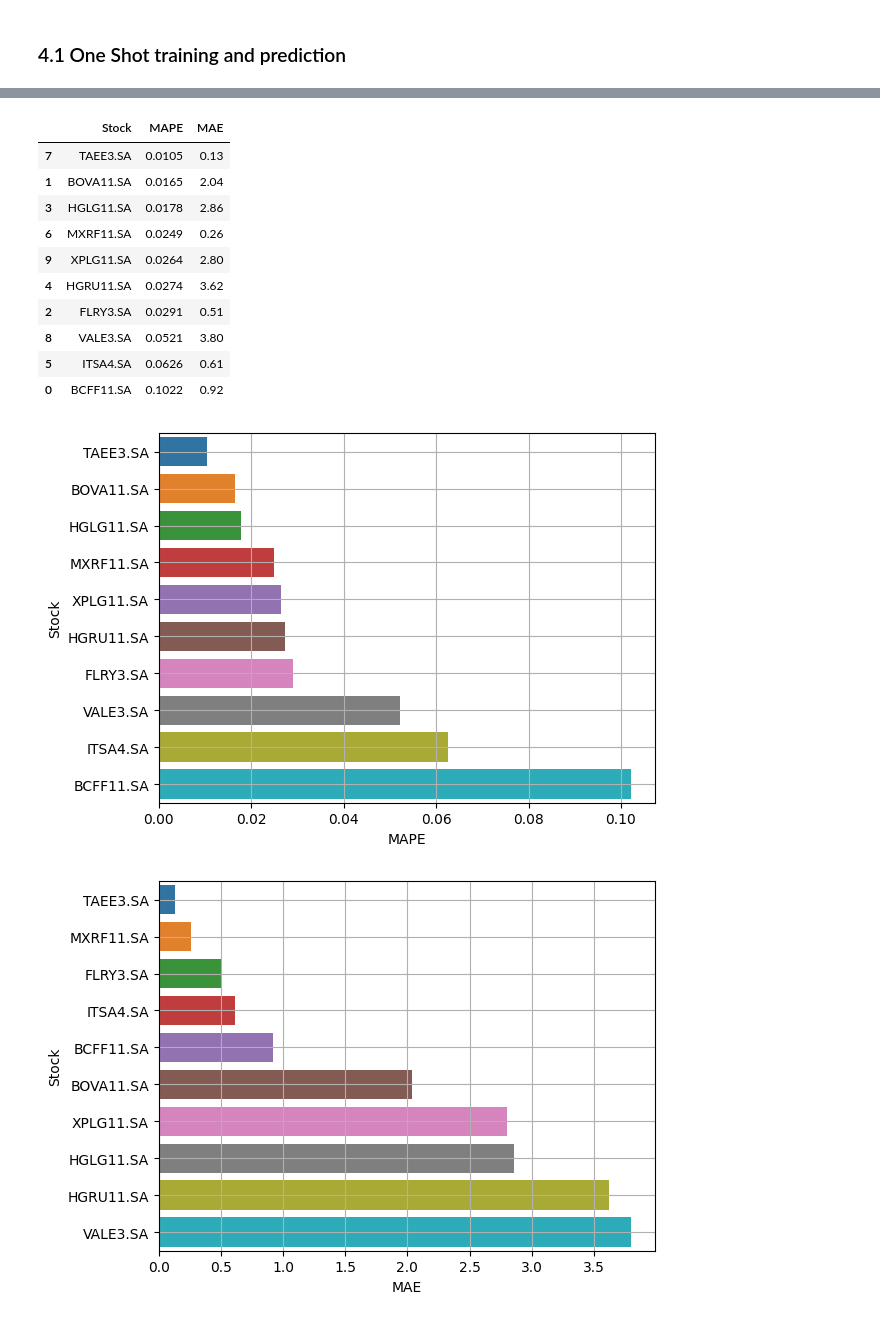
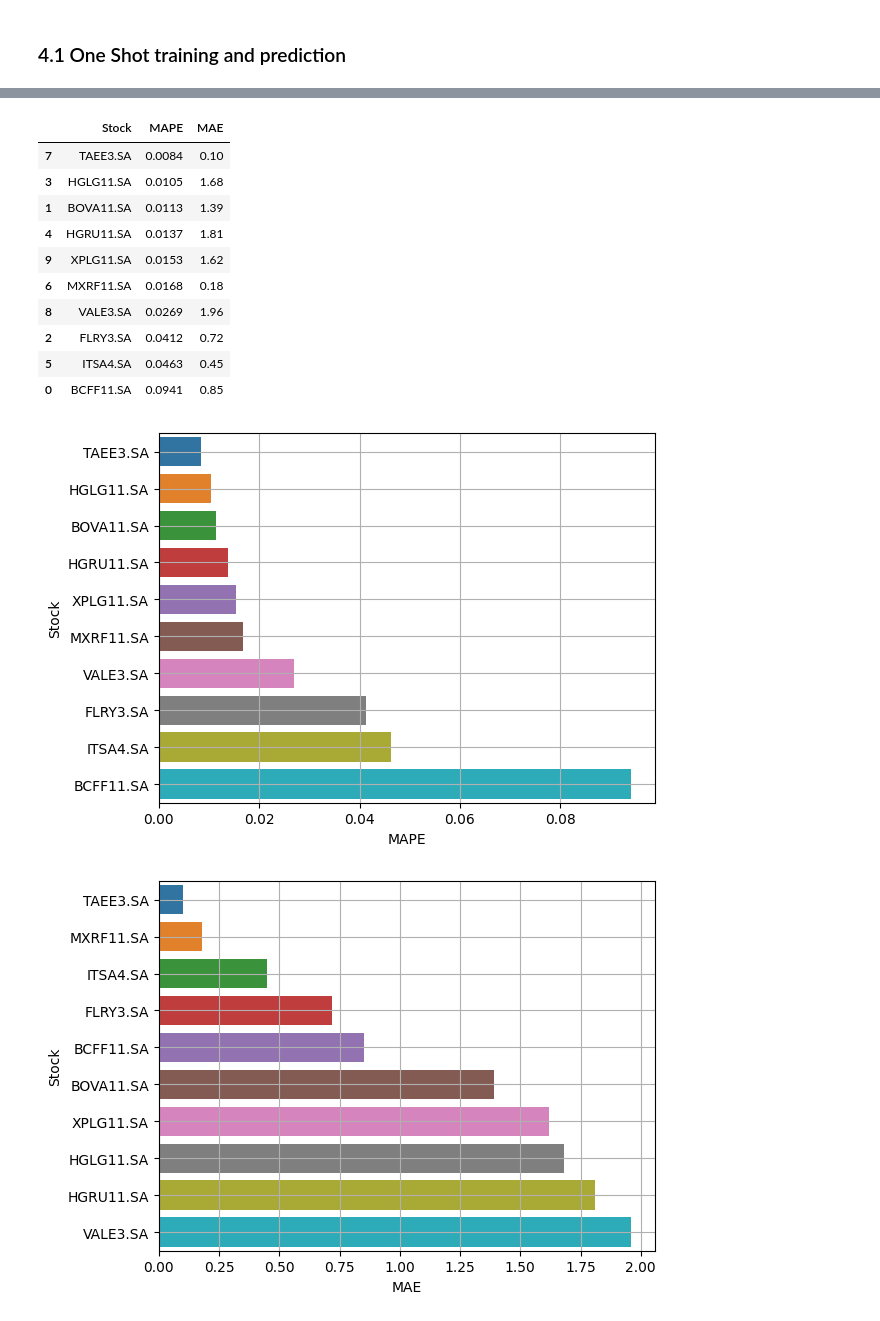
Before and after one commit to micheldearaujo/forecasting_stocks, a Jupyter notebook: notebooks/3.0-mal-exploring-xgboost.ipynb, the cells around one changed output, grey strips where cells are left out. Drawn from its saved outputs; the diff is of its cells as text; code cells hidden in the pictures.

```diff
--- a/notebooks/3.0-mal-exploring-xgboost.ipynb
+++ b/notebooks/3.0-mal-exploring-xgboost.ipynb
@@ -402,11 +402,10 @@ def test_model_one_shot(X: pd.DataFrame, y: pd.Series, forecast_horizon: int, st
     X_testing_df = pd.DataFrame()
 
     # get the one-shot training set
-    X_train = X.iloc[:-forecast_horizon, :]
-    y_train = y.iloc[:-forecast_horizon]
+    X_train = X.iloc[:-forecast_horizon+4, :]
+    y_train = y.iloc[:-forecast_horizon+4]
 
-
-
+    final_y = y_train.copy()
     # # start the mlflow tracking
     mlflow.set_experiment(experiment_name="model-testing")
     with mlflow.start_run(run_name=f"xgboost_{stock_name}") as run:
@@ -445,29 +444,31 @@ def test_model_one_shot(X: pd.DataFrame, y: pd.Series, forecast_horizon: int, st
             # so we simulate the process of predicting out-of-sample
             if len(predictions) != 0:
 
+                # ------------ UPDATE THE "LAG_1" FEATURE USING THE LAST PREDICTED VALUE ------------
                 # we need to update the X_test["Close_lag_1"] value, because
                 # it should be equal to the last prediction (the "yesterday" value)
                 X_test.iat[0, -1] = predictions[-1]
 
+                # ------------ UPDATE THE "MA_7" FEATURE, USING THE LAST 7 "Target" VALUES ------------
                 # re-calculating the Moving Average.
                 # we need to extract he last closing prices before today
-                last_closing_princes = y.iloc[:-day-1] # thats -11
-                last_closing_princes_ma = last_closing_princes.rolling(7, closed='left').mean()
+                # last_closing_princes = final_y.iloc[:-day] # thats -11
+                last_closing_princes_ma = final_y.rolling(30).mean()
                 last_ma = last_closing_princes_ma.values[-1]
                 X_test.iat[0, -2] = last_ma
-
-                print(f"When X_test date is {X_test['Date'].unique()}, the last closing price is {last_closing_princes.values[-1]}.")
-                print(f"Then, the last closing prices are {last_closing_princes[-10:]}")
-                print(f"And the moving average for this way will be {last_ma}")
 
                 X_testing_df = pd.concat([X_testing_df, X_test], axis=0)
 
             else:
                 # we jump the first iteration because we do not need to update anything.
+                X_testing_df = pd.concat([X_testing_df, X_test], axis=0)
+
                 pass
 
             # make prediction
             prediction = xgboost_model.predict(X_test.drop("Date", axis=1))
+            final_y = pd.concat([final_y, pd.Series(prediction[0])], axis=0)
+            final_y = final_y.reset_index(drop=True)
 
             # store the results
             predictions.append(prediction[0])
@@ -528,7 +529,7 @@ def test_model_one_shot(X: pd.DataFrame, y: pd.Series, forecast_horizon: int, st
         #cd_pipeline(run.info, y_train, pred_df, model_mape, stock_name)
 
 
-    return pred_df
+    return pred_df, X_testing_df
 # %% [markdown]
 ## 4.0 Executando
 # %% [markdown]
@@ -596,12 +569,12 @@ validation_report_df
 # iterate over the stocks
 validation_report_df = pd.DataFrame()
 
-for stock_name in [stock_df_feat_all["Stock"].unique()[0]]:
+for stock_name in stock_df_feat_all["Stock"].unique():
 
     logger.info("Testing the model for the stock: %s..."%stock_name)
     stock_df_feat = stock_df_feat_all[stock_df_feat_all["Stock"] == stock_name].copy().drop("Stock", axis=1)
 
-    predictions_df = test_model_one_shot(
+    predictions_df, X_testing_df = test_model_one_shot(
         X=stock_df_feat.drop([model_config["TARGET_NAME"]], axis=1),
         y=stock_df_feat[model_config["TARGET_NAME"]],
         forecast_horizon=model_config['FORECAST_HORIZON'],
@@ -672,25 +661,25 @@ avg_scores_df.sort_values("MAPE")
 avg_scores_df.sort_values("MAPE")
 # %% [output]
 |  | Stock | MAPE | MAE |
-| 7 | TAEE3.SA | 0.0105 | 0.13 |
-| 1 | BOVA11.SA | 0.0165 | 2.04 |
-| 3 | HGLG11.SA | 0.0178 | 2.86 |
-| 6 | MXRF11.SA | 0.0249 | 0.26 |
-| 9 | XPLG11.SA | 0.0264 | 2.80 |
-| 4 | HGRU11.SA | 0.0274 | 3.62 |
-| 2 | FLRY3.SA | 0.0291 | 0.51 |
-| 8 | VALE3.SA | 0.0521 | 3.80 |
-| 5 | ITSA4.SA | 0.0626 | 0.61 |
-| 0 | BCFF11.SA | 0.1022 | 0.92 |
+| 7 | TAEE3.SA | 0.0084 | 0.10 |
+| 3 | HGLG11.SA | 0.0105 | 1.68 |
+| 1 | BOVA11.SA | 0.0113 | 1.39 |
+| 4 | HGRU11.SA | 0.0137 | 1.81 |
+| 9 | XPLG11.SA | 0.0153 | 1.62 |
+| 6 | MXRF11.SA | 0.0168 | 0.18 |
+| 8 | VALE3.SA | 0.0269 | 1.96 |
+| 2 | FLRY3.SA | 0.0412 | 0.72 |
+| 5 | ITSA4.SA | 0.0463 | 0.45 |
+| 0 | BCFF11.SA | 0.0941 | 0.85 |
 # %%
-avg_scores_df =
+avg_scores_df = avg_scores_df.sort_values("MAPE")
 sns.barplot(data=avg_scores_df, y='Stock', x='MAPE')
 plt.grid()
 plt.show()
 avg_scores_df = avg_scores_df.sort_values("MAE")
 sns.barplot(data=avg_scores_df, y='Stock', x='MAE')
 plt.grid()
 plt.show()
 # %% [output]
-[figure, old version]
+[figure, new version]
-[figure, old version]
+[figure, new version]
```
Also changed, not shown: parts of 7 cells of this notebook, 7 other files.
